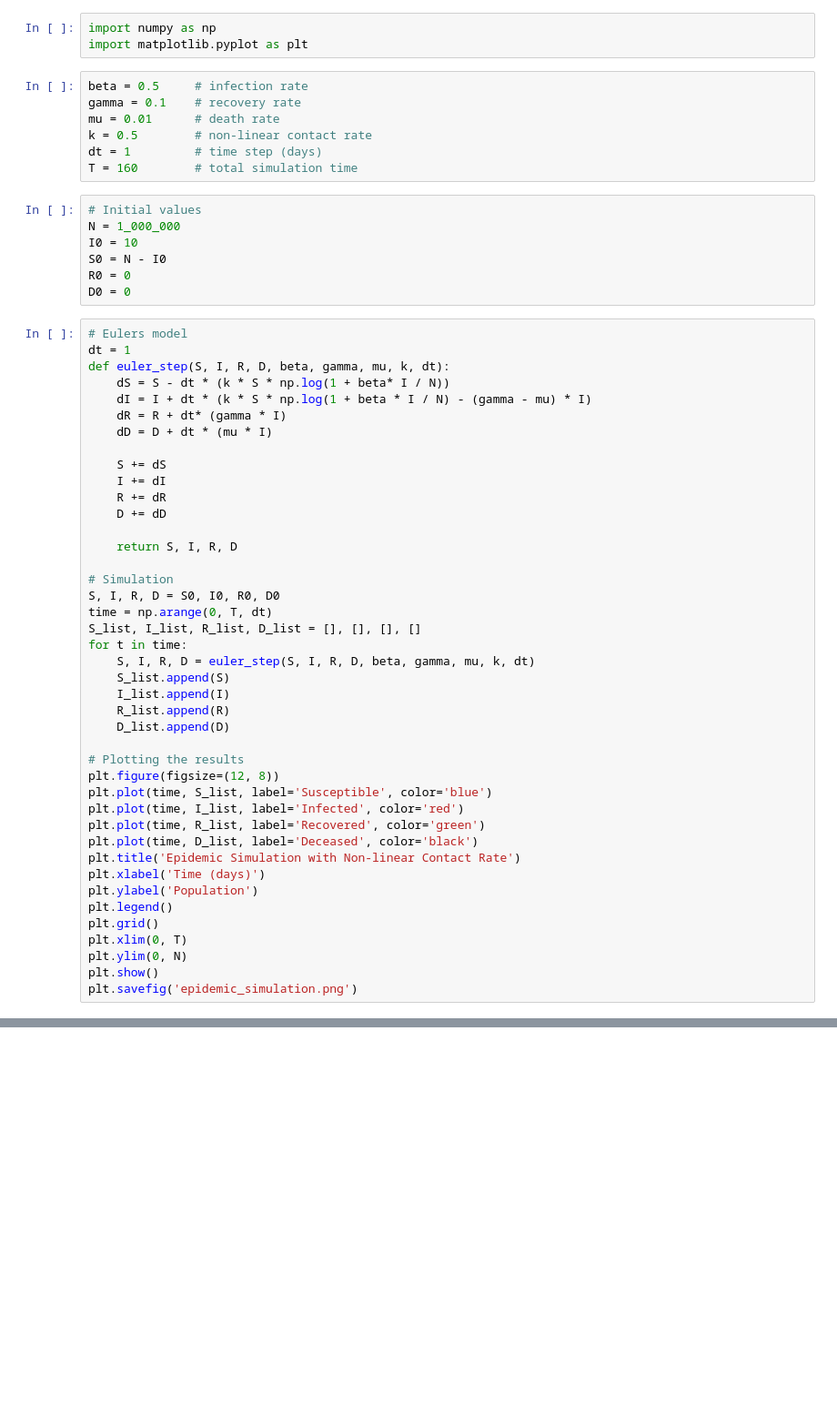
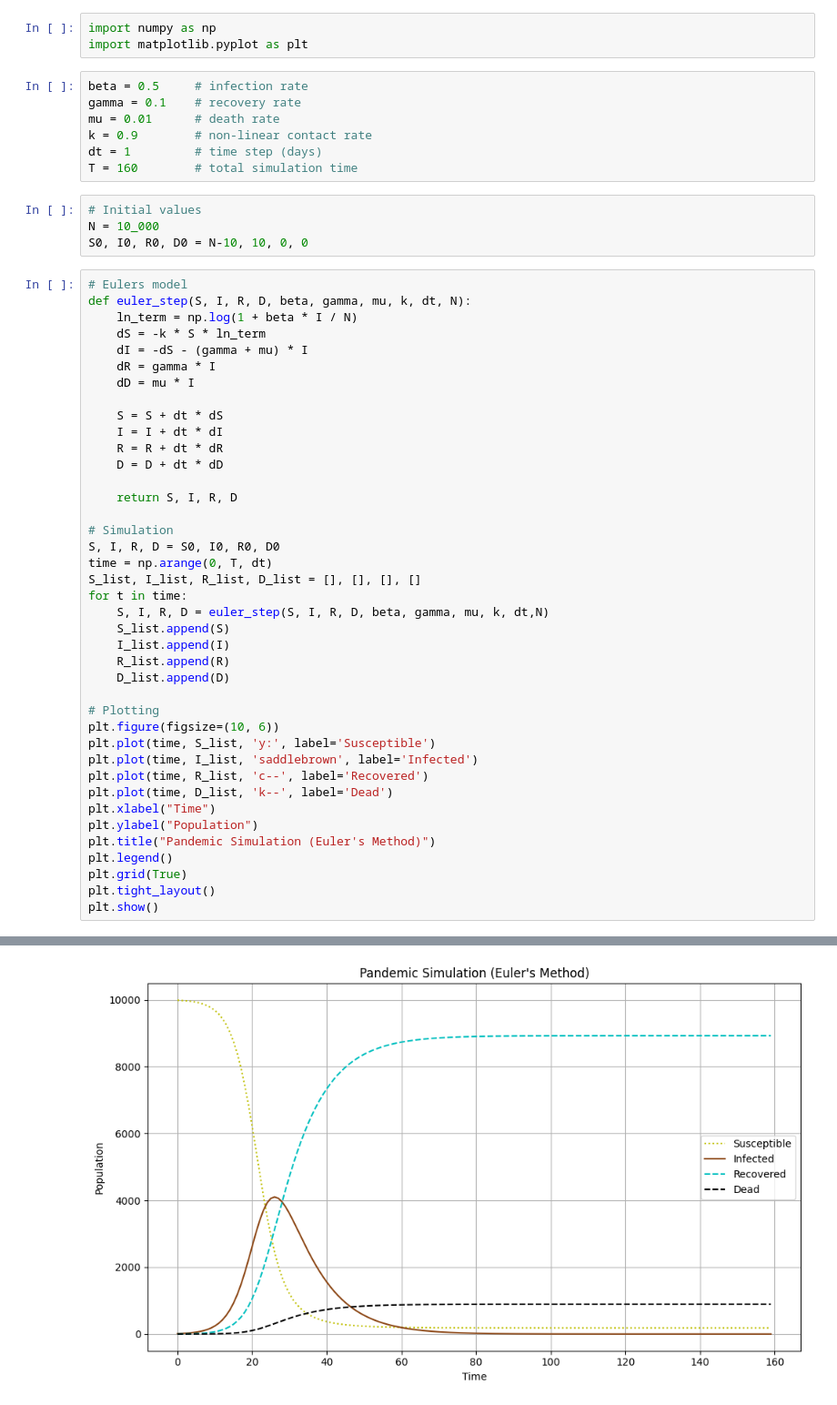
Before and after one commit to bjarturingvason/Stochastic, a Jupyter notebook: part1_tests.ipynb, the cells around one changed output, grey strips where cells are left out. Shown at 91% size. Drawn from its saved outputs; the diff is of its cells as text; blank space fills up the shorter version.

```diff
--- a/part1_tests.ipynb
+++ b/part1_tests.ipynb
@@ -5,29 +5,26 @@ import matplotlib.pyplot as plt
 beta = 0.5     # infection rate
 gamma = 0.1    # recovery rate
 mu = 0.01      # death rate
-k = 0.5        # non-linear contact rate
+k = 0.9        # non-linear contact rate
 dt = 1         # time step (days)
 T = 160        # total simulation time
 # %%
 # Initial values
-N = 1_000_000
-I0 = 10
-S0 = N - I0
-R0 = 0
-D0 = 0
+N = 10_000
+S0, I0, R0, D0 = N-10, 10, 0, 0
 # %%
 # Eulers model
-dt = 1
-def euler_step(S, I, R, D, beta, gamma, mu, k, dt):
-    dS = S - dt * (k * S * np.log(1 + beta* I / N))
-    dI = I + dt * (k * S * np.log(1 + beta * I / N) - (gamma - mu) * I)
-    dR = R + dt* (gamma * I)
-    dD = D + dt * (mu * I)
+def euler_step(S, I, R, D, beta, gamma, mu, k, dt, N):
+    ln_term = np.log(1 + beta * I / N)
+    dS = -k * S * ln_term
+    dI = -dS - (gamma + mu) * I
+    dR = gamma * I
+    dD = mu * I
 
-    S += dS
-    I += dI
-    R += dR
-    D += dD
+    S = S + dt * dS
+    I = I + dt * dI
+    R = R + dt * dR
+    D = D + dt * dD
 
     return S, I, R, D
 
@@ -36,25 +33,23 @@ S, I, R, D = S0, I0, R0, D0
 time = np.arange(0, T, dt)
 S_list, I_list, R_list, D_list = [], [], [], []
 for t in time:
-    S, I, R, D = euler_step(S, I, R, D, beta, gamma, mu, k, dt)
+    S, I, R, D = euler_step(S, I, R, D, beta, gamma, mu, k, dt,N)
     S_list.append(S)
     I_list.append(I)
     R_list.append(R)
     D_list.append(D)
 
-# Plotting the results
-plt.figure(figsize=(12, 8))
-plt.plot(time, S_list, label='Susceptible', color='blue')
-plt.plot(time, I_list, label='Infected', color='red')
-plt.plot(time, R_list, label='Recovered', color='green')
-plt.plot(time, D_list, label='Deceased', color='black')
-plt.title('Epidemic Simulation with Non-linear Contact Rate')
-plt.xlabel('Time (days)')
-plt.ylabel('Population')
+# Plotting
+plt.figure(figsize=(10, 6))
+plt.plot(time, S_list, 'y:', label='Susceptible')
+plt.plot(time, I_list, 'saddlebrown', label='Infected')
+plt.plot(time, R_list, 'c--', label='Recovered')
+plt.plot(time, D_list, 'k--', label='Dead')
+plt.xlabel("Time")
+plt.ylabel("Population")
+plt.title("Pandemic Simulation (Euler's Method)")
 plt.legend()
-plt.grid()
-plt.xlim(0, T)
-plt.ylim(0, N)
+plt.grid(True)
+plt.tight_layout()
 plt.show()
-plt.savefig('epidemic_simulation.png')
 # %% [output]
@@ -61,0 +56 @@ KeyboardInterrupt:
+[figure, added]
```
Also changed, not shown: parts of 1 cell of this notebook.
